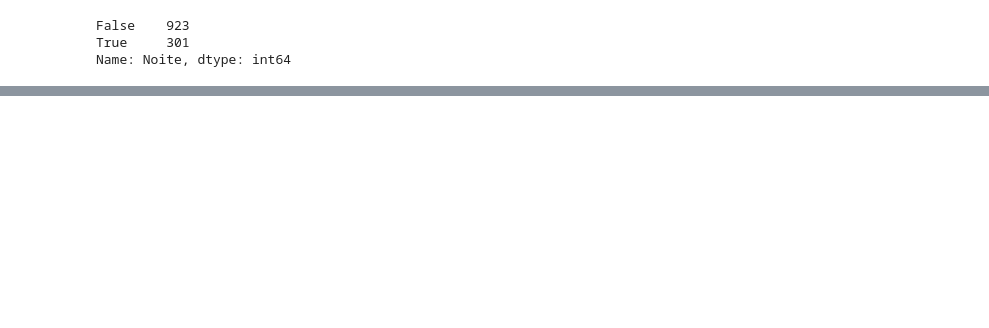
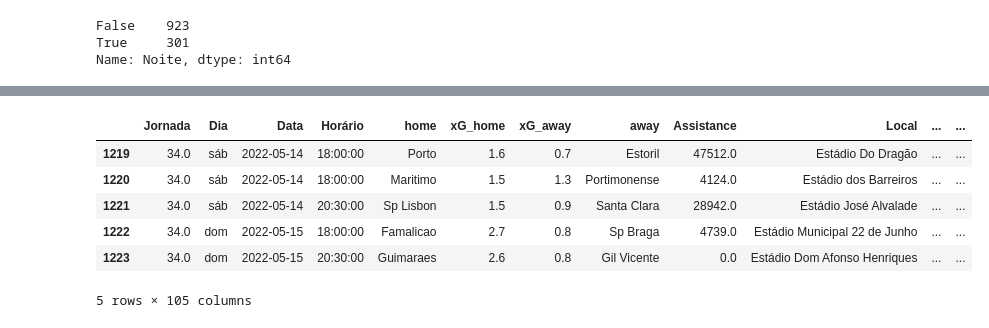
Before and after one commit to JoaoCaldas122/datamining-tp, a Jupyter notebook: TH.ipynb, the cells around one changed output, grey strips where cells are left out. Cells and saved outputs as stored; diff of their text form; code cells hidden in the pictures; blank space fills up the shorter version.

```diff
--- a/TH.ipynb
+++ b/TH.ipynb
@@ -2,8 +2,8 @@
 import pandas as pd
 import numpy as np
 
-#treino = pd.read_csv('merged_treinofinal.csv')
-treino = pd.read_csv('TH.csv')
+treino = pd.read_csv('merged_treinofinal.csv')
+# treino = pd.read_csv('TH.csv')
 # %%
 treino['Data'] = pd.to_datetime(treino['Data']).dt.date
 # %%
@@ -302,0 +383,10 @@ p-value: 0.0000
+# %%
+treino.loc[treino['result'] == 'H', 'home_Points'] = 3
+treino.loc[treino['result'] == 'D', 'home_Points'] = 1
+treino.loc[treino['result'] == 'A', 'home_Points'] = 0
+treino.loc[treino['result'] == 'A', 'away_Points'] = 3
+treino.loc[treino['result'] == 'D', 'away_Points'] = 1
+treino.loc[treino['result'] == 'H', 'away_Points'] = 0
+
+for team in treino['home'].unique():
+       treino['home_total'] = treino.apply(lambda row: row['home_Points'] if row['home'] == team else row['away_Points'],axis=1)
@@ -302,0 +410,32 @@ p-value: 0.0000
+# %%
+import time
+epocas = treino['season'].unique()
+
+for epoca in epocas:
+  df_epoca = treino[treino['season'] == epoca]
+  # [(equipa, pontos, GM, GS)]
+  clas = []
+  for equipa in df_epoca['home'].unique():
+    clas.append((equipa,0,0,0))
+  for index, row in df_epoca.iterrows():
+    treino.loc[index, 'posicao_casa'] = clas.index(list(filter(lambda x: x[0] == row['home'], clas))[0])+1
+    # Buscar posicao equipa fora
+    treino.loc[index, 'posicao_fora'] = clas.index(list(filter(lambda x: x[0] == row['away'], clas))[0])+1
+    # Somar pontos à equipa casa
+    home_cenas = clas.pop(clas.index(list(filter(lambda x: x[0] == row['home'], clas))[0]))
+    clas.append((home_cenas[0], home_cenas[1] + row['home_Points'], home_cenas[2] + row['goals_home'], home_cenas[3] + row['goals_away']))
+    # Somar pontos à equipa fora
+    away_cenas = clas.pop(clas.index(list(filter(lambda x: x[0] == row['away'], clas))[0]))
+    clas.append((away_cenas[0], away_cenas[1] + row['away_Points'], away_cenas[2] + row['goals_away'], home_cenas[3] + row['goals_home']))
+    # ordenar clas
+    clas = sorted(clas, key=lambda x: (x[1], x[2]-x[3], x[2]))
+# %%
+treino.tail()
+# %% [output]
+|  | Jornada | Dia | Data | Horário | home | xG_home | xG_away | away | Assistance | Local | ... | ... |
+| 1219 | 34.0 | sáb | 2022-05-14 | 18:00:00 | Porto | 1.6 | 0.7 | Estoril | 47512.0 | Estádio Do Dragão | ... | ... |
+| 1220 | 34.0 | sáb | 2022-05-14 | 18:00:00 | Maritimo | 1.5 | 1.3 | Portimonense | 4124.0 | Estádio dos Barreiros | ... | ... |
+| 1221 | 34.0 | sáb | 2022-05-14 | 20:30:00 | Sp Lisbon | 1.5 | 0.9 | Santa Clara | 28942.0 | Estádio José Alvalade | ... | ... |
+| 1222 | 34.0 | dom | 2022-05-15 | 18:00:00 | Famalicao | 2.7 | 0.8 | Sp Braga | 4739.0 | Estádio Municipal 22 de Junho | ... | ... |
+| 1223 | 34.0 | dom | 2022-05-15 | 20:30:00 | Guimaraes | 2.6 | 0.8 | Gil Vicente | 0.0 | Estádio Dom Afonso Henriques | ... | ... |
+5 rows × 105 columns
```
Also changed, not shown: parts of 22 cells of this notebook, 12 other files.
